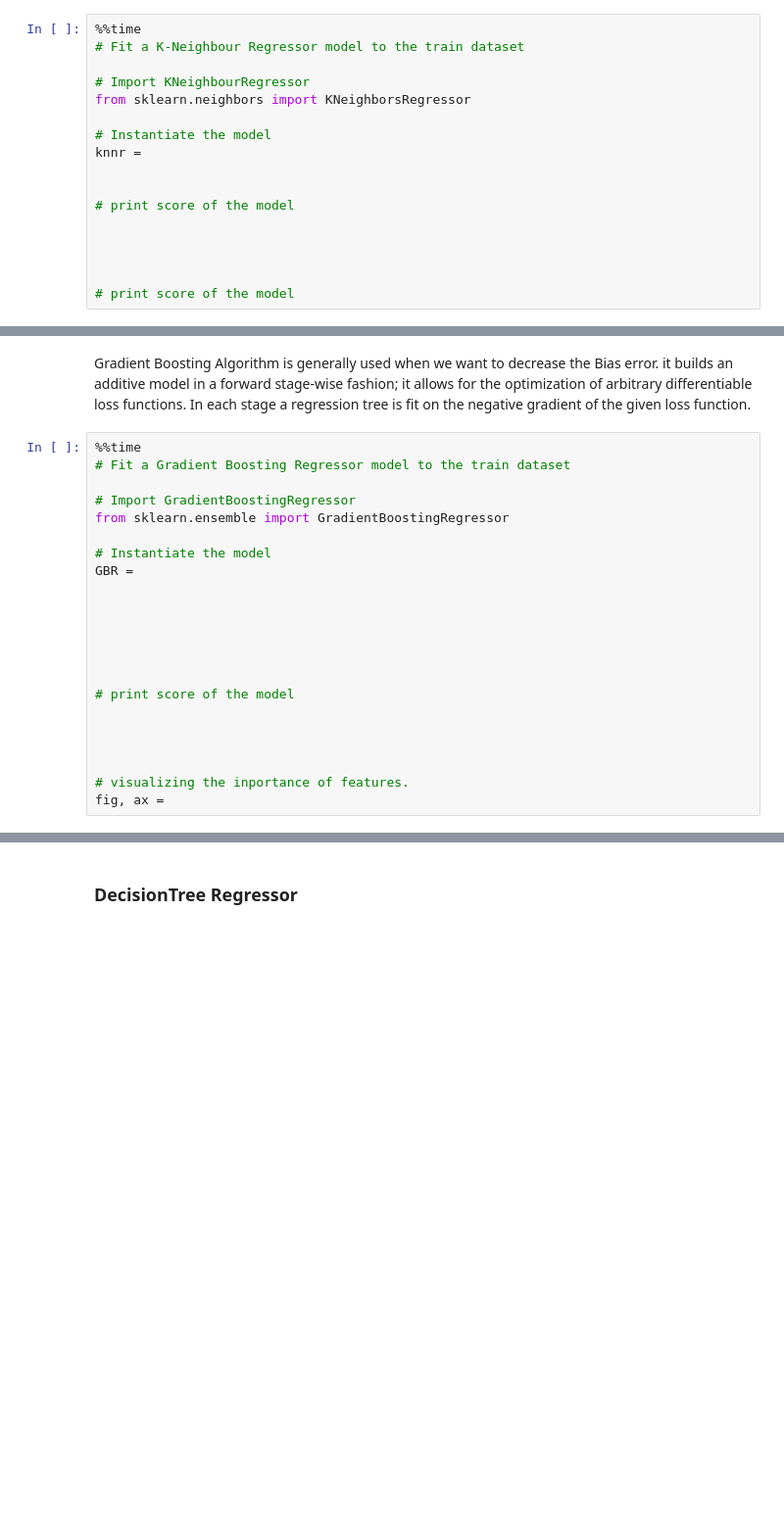
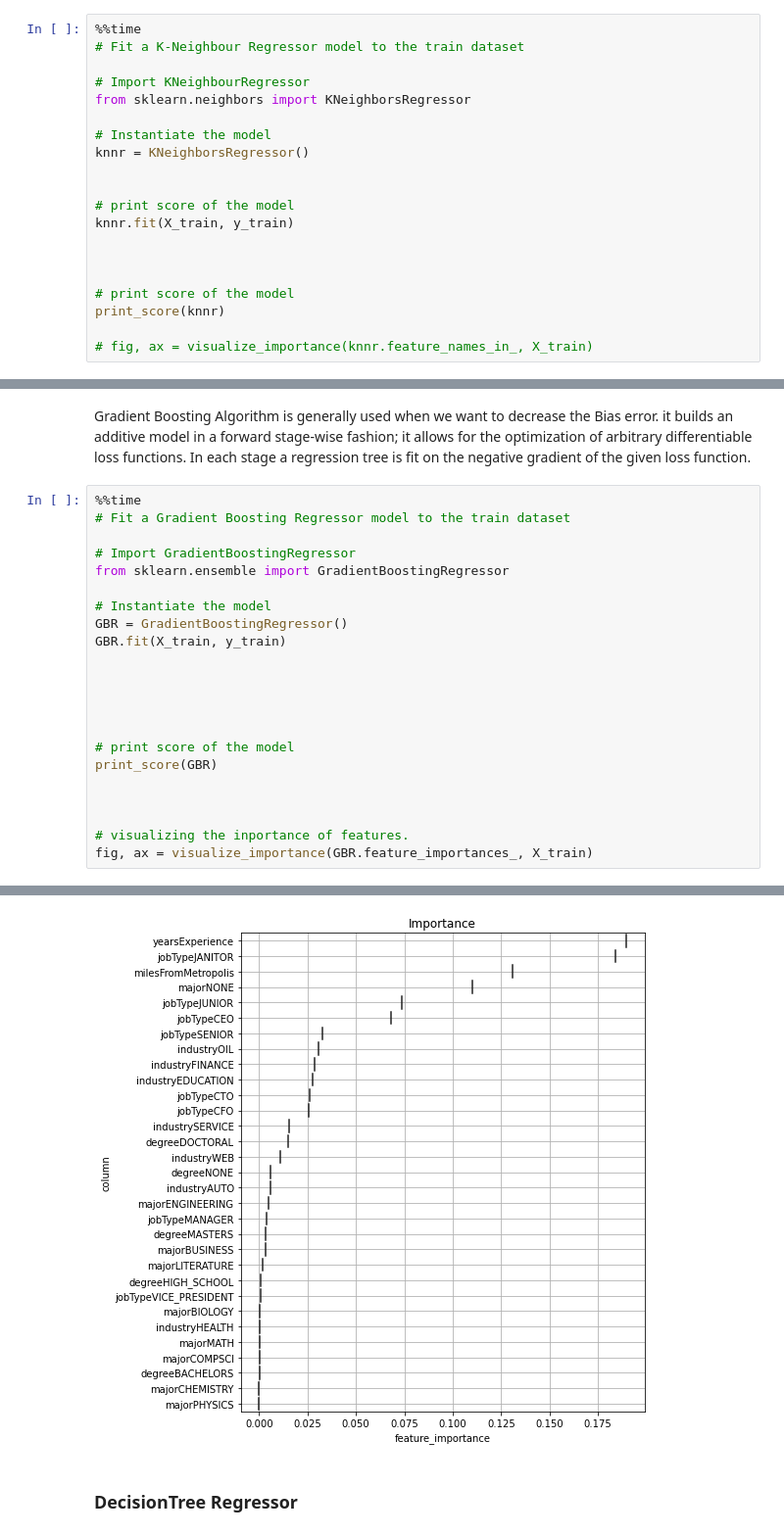
Before and after one commit to wiznikvibe/salary_regression, a Jupyter notebook: Employee_attrition_withoutcode.ipynb, the cells around one changed output, grey strips where cells are left out. Shown: that part at 98% size. Cells and saved outputs as stored; diff of their text form; blank space fills up the shorter version.

```diff
--- a/Employee_attrition_withoutcode.ipynb
+++ b/Employee_attrition_withoutcode.ipynb
@@ -1462,12 +1100,15 @@ You can use complete dataset if you want, it will take longer time to train the
 from sklearn.neighbors import KNeighborsRegressor
 
 # Instantiate the model
-knnr =
+knnr = KNeighborsRegressor()
 
 
 # print score of the model
-
+knnr.fit(X_train, y_train)
 
 
 
 # print score of the model
+print_score(knnr)
+
+# fig, ax = visualize_importance(knnr.feature_names_in_, X_train)
@@ -1484,17 +1137,18 @@ it builds an additive model in a forward stage-wise fashion; it allows for the o
 from sklearn.ensemble import GradientBoostingRegressor
 
 # Instantiate the model
-GBR =
-
+GBR = GradientBoostingRegressor()
+GBR.fit(X_train, y_train)
 
 
 
 
 
 # print score of the model
-
+print_score(GBR)
 
 
 
 # visualizing the inportance of features.
-fig, ax =
+fig, ax = visualize_importance(GBR.feature_importances_, X_train)
+# %% [output]
@@ -1501,3 +1166,4 @@ fig, ax =
+[figure, added]
 # %% [markdown]
 ### DecisionTree Regressor
 # %% [markdown]
```
Also changed, not shown: parts of 54 cells of this notebook.
